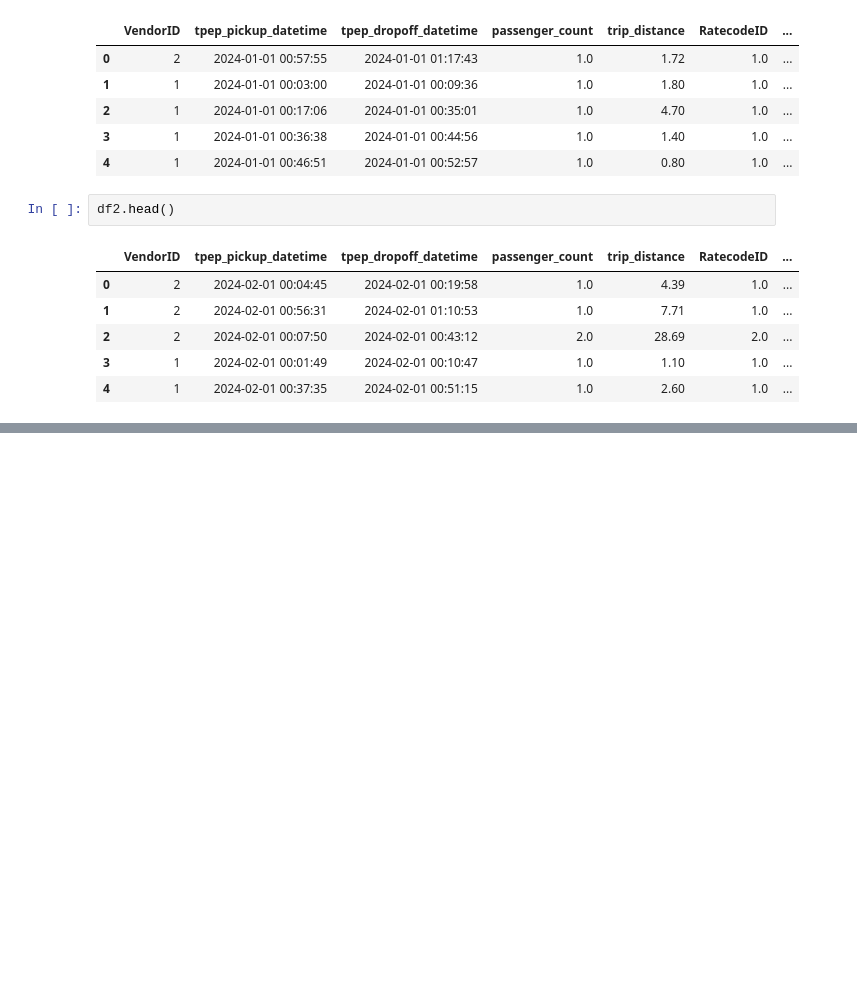
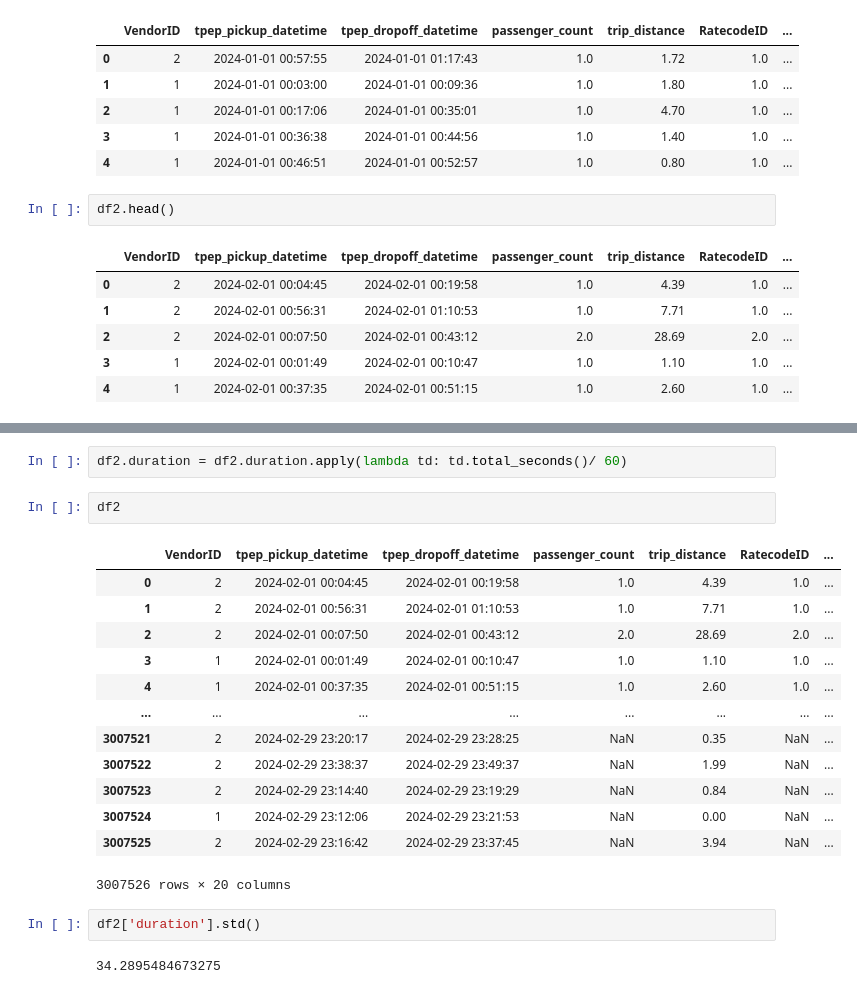
Before and after one commit to Gautam3767/mlops-zoomcamp, a Jupyter notebook: 01-intro/homework.ipynb, the cells around one changed output, grey strips where cells are left out. Saved outputs shown, nothing was run; the diff lists cells and outputs as text; blank space fills up the shorter version.

```diff
--- a/01-intro/homework.ipynb
+++ b/01-intro/homework.ipynb
@@ -34,0 +78,22 @@ df2.head()
+# %%
+df2.duration = df2.duration.apply(lambda td: td.total_seconds()/ 60)
+# %%
+df2
+# %% [output]
+|  | VendorID | tpep_pickup_datetime | tpep_dropoff_datetime | passenger_count | trip_distance | RatecodeID | ... |
+| 0 | 2 | 2024-02-01 00:04:45 | 2024-02-01 00:19:58 | 1.0 | 4.39 | 1.0 | ... |
+| 1 | 2 | 2024-02-01 00:56:31 | 2024-02-01 01:10:53 | 1.0 | 7.71 | 1.0 | ... |
+| 2 | 2 | 2024-02-01 00:07:50 | 2024-02-01 00:43:12 | 2.0 | 28.69 | 2.0 | ... |
+| 3 | 1 | 2024-02-01 00:01:49 | 2024-02-01 00:10:47 | 1.0 | 1.10 | 1.0 | ... |
+| 4 | 1 | 2024-02-01 00:37:35 | 2024-02-01 00:51:15 | 1.0 | 2.60 | 1.0 | ... |
+| ... | ... | ... | ... | ... | ... | ... | ... |
+| 3007521 | 2 | 2024-02-29 23:20:17 | 2024-02-29 23:28:25 | NaN | 0.35 | NaN | ... |
+| 3007522 | 2 | 2024-02-29 23:38:37 | 2024-02-29 23:49:37 | NaN | 1.99 | NaN | ... |
+| 3007523 | 2 | 2024-02-29 23:14:40 | 2024-02-29 23:19:29 | NaN | 0.84 | NaN | ... |
+| 3007524 | 1 | 2024-02-29 23:12:06 | 2024-02-29 23:21:53 | NaN | 0.00 | NaN | ... |
+| 3007525 | 2 | 2024-02-29 23:16:42 | 2024-02-29 23:37:45 | NaN | 3.94 | NaN | ... |
+3007526 rows × 20 columns
+# %%
+df2['duration'].std()
+# %% [output]
+34.2895484673275
```
Also changed, not shown: parts of 15 cells of this notebook.
